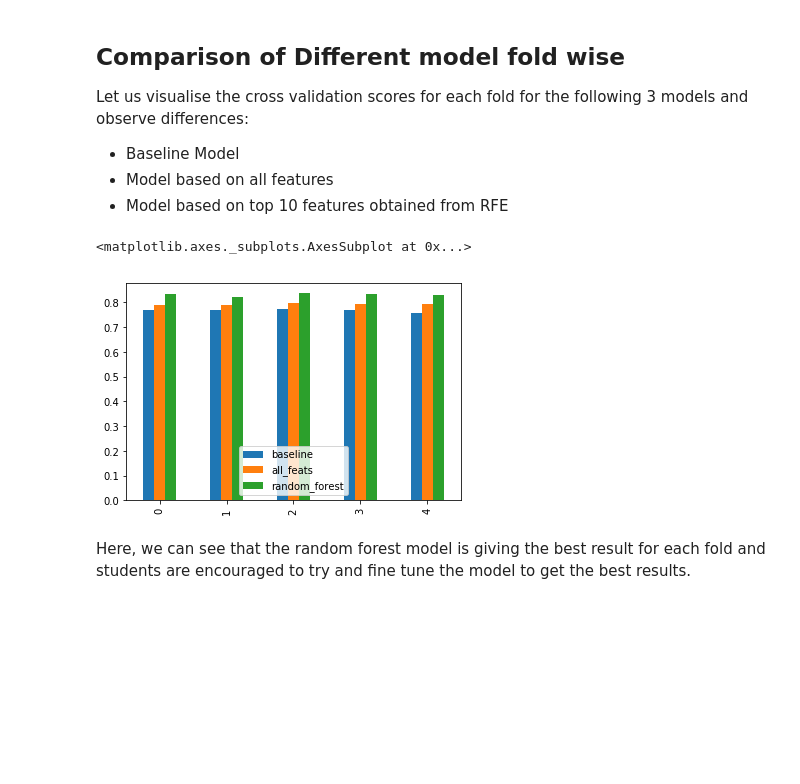
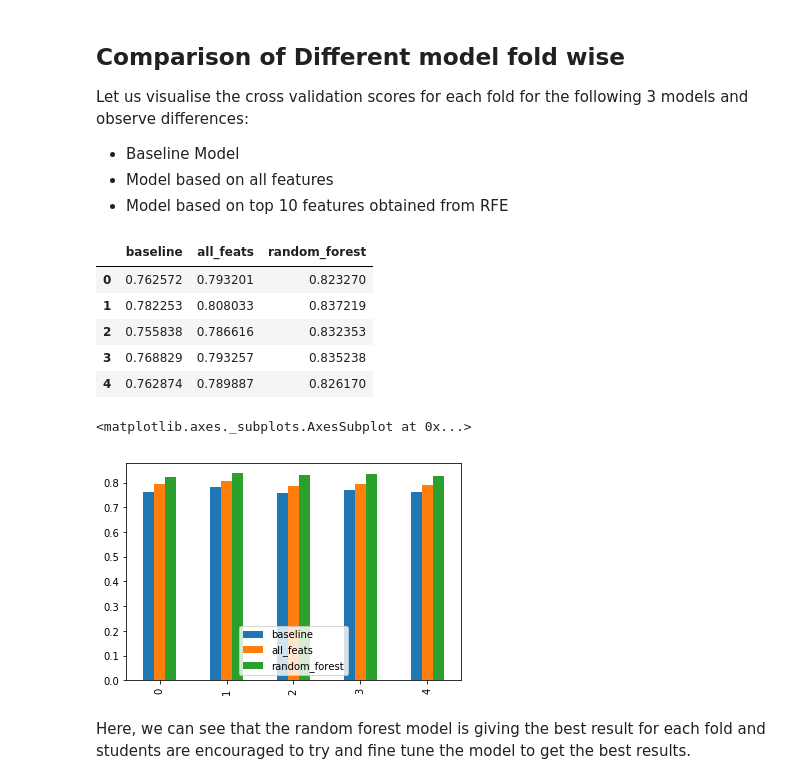
Before and after one commit to SuranjanDaw/Machine-Learning-and-Data-Science, a Jupyter notebook: internshala-machine-Learning-project-master/project machine Learnin/Churn Prediction Solution.ipynb, the cells around one changed output. Cells and saved outputs as stored; diff of their text form; code cells hidden in the pictures; blank space fills up the shorter version.

```diff
--- a/internshala-machine-Learning-project-master/project machine Learnin/Churn Prediction Solution.ipynb
+++ b/internshala-machine-Learning-project-master/project machine Learnin/Churn Prediction Solution.ipynb
@@ -312,11 +345,12 @@ Since it builds several models on different subsets of the dataset, we can be mo
 # %%
 def cv_score(ml_model, rstate = 12, thres = 0.5, cols = df.columns):
     i = 1
-    cv_scores = []
+    cv_scores = 5
     df1 = df.copy()
     df1 = df[cols]
 
     # 5 Fold cross validation stratified on the basis of target
+    cv_scores = []
     kf = StratifiedKFold(n_splits=5,random_state=rstate,shuffle=True)
     for df_index,test_index in kf.split(df1,y_all):
         print('\n{} of kfold {}'.format(i,kf.n_splits))
@@ -349,4 +383,5 @@ def cv_score(ml_model, rstate = 12, thres = 0.5, cols = df.columns):
          # Save scores
         cv_scores.append(roc_score)
         i+=1
+
     return cv_scores
@@ -416,10 +456,18 @@ Let us visualise the cross validation scores for each fold for the following 3 m
 * Model based on top 10 features obtained from RFE
 # %%
 results_df = pd.DataFrame({'baseline':baseline_scores, 'all_feats': all_feat_scores, 'random_forest': rf_all_features})
+results_df
+# %% [output]
+|  | baseline | all_feats | random_forest |
+| 0 | 0.762572 | 0.793201 | 0.823270 |
+| 1 | 0.782253 | 0.808033 | 0.837219 |
+| 2 | 0.755838 | 0.786616 | 0.832353 |
+| 3 | 0.768829 | 0.793257 | 0.835238 |
+| 4 | 0.762874 | 0.789887 | 0.826170 |
 # %%
 results_df.plot(y=["baseline", "all_feats", "random_forest"], kind="bar")
 # %% [output]
 <matplotlib.axes._subplots.AxesSubplot at 0x...>
-[figure, old version]
+[figure, new version]
 # %% [markdown]
 Here, we can see that the random forest model is giving the best result for each fold and students are encouraged to try and fine tune the model to get the best results.
```
Also changed, not shown: parts of 8 cells of this notebook, 5 other files.
